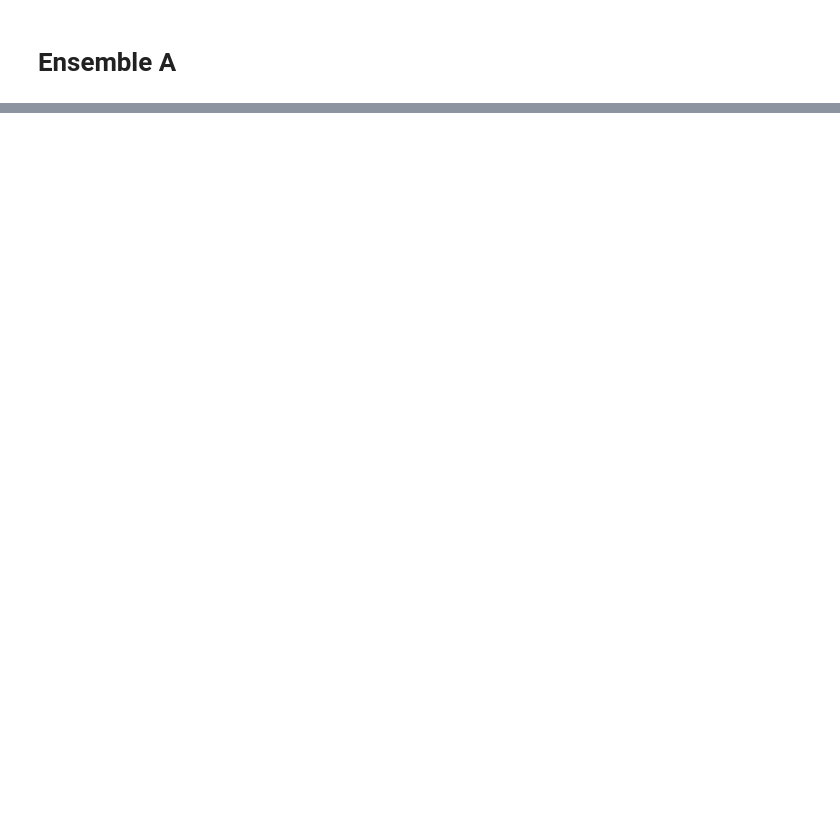
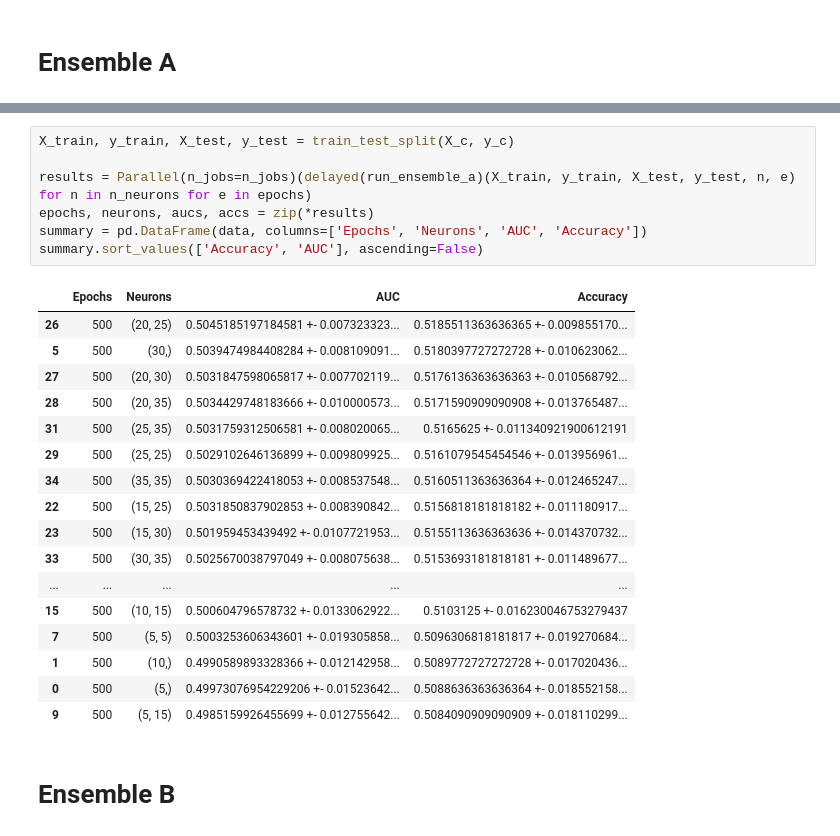
Before and after one commit to IgorTrevelin/MBA_TCC, a Jupyter notebook: main2.ipynb, the cells around one changed output, grey strips where cells are left out. Saved outputs shown, nothing was run; the diff lists cells and outputs as text; blank space fills up the shorter version.

Commit message:
ensembles implementation

```diff
--- a/main2.ipynb
+++ b/main2.ipynb
@@ -339,0 +514,27 @@ summary.sort_values(['Accuracy', 'AUC'], ascending=False)
+# %%
+X_train, y_train, X_test, y_test = train_test_split(X_c, y_c)
+
+results = Parallel(n_jobs=n_jobs)(delayed(run_ensemble_a)(X_train, y_train, X_test, y_test, n, e) for n in n_neurons for e in epochs)
+epochs, neurons, aucs, accs = zip(*results)
+summary = pd.DataFrame(data, columns=['Epochs', 'Neurons', 'AUC', 'Accuracy'])
+summary.sort_values(['Accuracy', 'AUC'], ascending=False)
+# %% [output]
+|  | Epochs | Neurons | AUC | Accuracy |
+| 26 | 500 | (20, 25) | 0.5045185197184581 +- 0.007323323... | 0.5185511363636365 +- 0.009855170... |
+| 5 | 500 | (30,) | 0.5039474984408284 +- 0.008109091... | 0.5180397727272728 +- 0.010623062... |
+| 27 | 500 | (20, 30) | 0.5031847598065817 +- 0.007702119... | 0.5176136363636363 +- 0.010568792... |
+| 28 | 500 | (20, 35) | 0.5034429748183666 +- 0.010000573... | 0.5171590909090908 +- 0.013765487... |
+| 31 | 500 | (25, 35) | 0.5031759312506581 +- 0.008020065... | 0.5165625 +- 0.011340921900612191 |
+| 29 | 500 | (25, 25) | 0.5029102646136899 +- 0.009809925... | 0.5161079545454546 +- 0.013956961... |
+| 34 | 500 | (35, 35) | 0.5030369422418053 +- 0.008537548... | 0.5160511363636364 +- 0.012465247... |
+| 22 | 500 | (15, 25) | 0.5031850837902853 +- 0.008390842... | 0.5156818181818182 +- 0.011180917... |
+| 23 | 500 | (15, 30) | 0.501959453439492 +- 0.0107721953... | 0.5155113636363636 +- 0.014370732... |
+| 33 | 500 | (30, 35) | 0.5025670038797049 +- 0.008075638... | 0.5153693181818181 +- 0.011489677... |
+| ... | ... | ... | ... | ... |
+| 15 | 500 | (10, 15) | 0.500604796578732 +- 0.0133062922... | 0.5103125 +- 0.016230046753279437 |
+| 7 | 500 | (5, 5) | 0.5003253606343601 +- 0.019305858... | 0.5096306818181817 +- 0.019270684... |
+| 1 | 500 | (10,) | 0.4990589893328366 +- 0.012142958... | 0.5089772727272728 +- 0.017020436... |
+| 0 | 500 | (5,) | 0.49973076954229206 +- 0.01523642... | 0.5088636363636364 +- 0.018552158... |
+| 9 | 500 | (5, 15) | 0.4985159926455699 +- 0.012755642... | 0.5084090909090909 +- 0.018110299... |
+# %% [markdown]
+# Ensemble B
```
Also changed, not shown: parts of 40 cells of this notebook, 2 other files.
